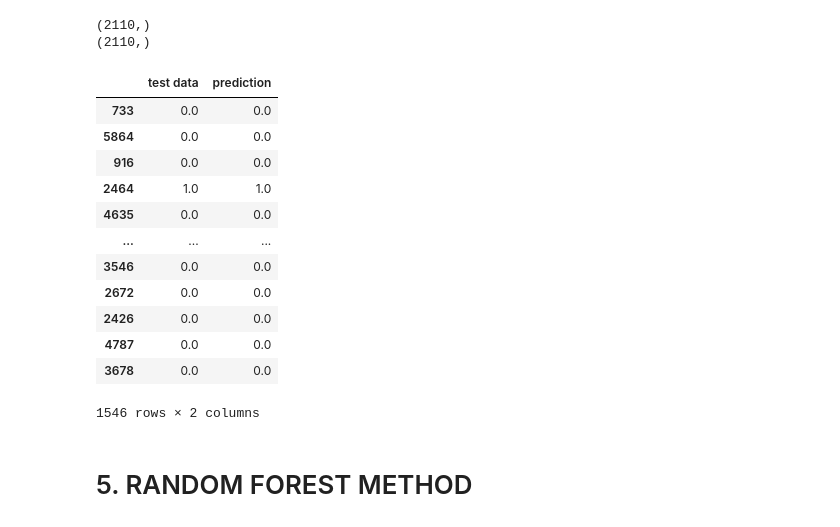
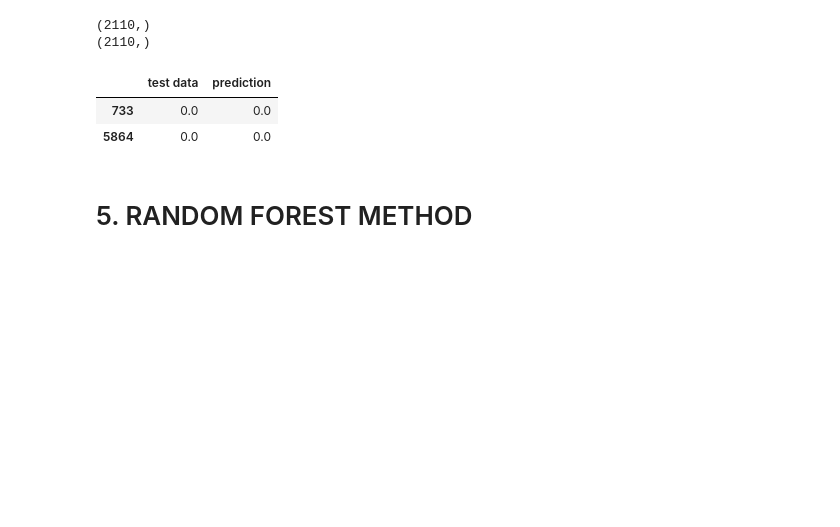
Before and after one commit to satrioprianda/churn-prediction-analysis, a Jupyter notebook: churn analysis RIO.ipynb, the cells around one changed output. Cells and saved outputs as stored; diff of their text form; code cells hidden in the pictures; blank space fills up the shorter version.

```diff
--- a/churn analysis RIO.ipynb
+++ b/churn analysis RIO.ipynb
@@ -501,21 +501,11 @@ dtcompare=pd.DataFrame({
     'prediction': dt_predicted
 })
 # %%
-dtcompare[dtcompare['test data']== dtcompare['prediction']]
+dtcompare[dtcompare['test data']== dtcompare['prediction']].head(2)
 # %% [output]
 |  | test data | prediction |
 | 733 | 0.0 | 0.0 |
 | 5864 | 0.0 | 0.0 |
-| 916 | 0.0 | 0.0 |
-| 2464 | 1.0 | 1.0 |
-| 4635 | 0.0 | 0.0 |
-| ... | ... | ... |
-| 3546 | 0.0 | 0.0 |
-| 2672 | 0.0 | 0.0 |
-| 2426 | 0.0 | 0.0 |
-| 4787 | 0.0 | 0.0 |
-| 3678 | 0.0 | 0.0 |
-1546 rows × 2 columns
 # %%
  dtresult = pd.concat([dtcompare,X_test], axis=1, join='inner')
 # %% [markdown]
```
Also changed, not shown: parts of 5 cells of this notebook.
